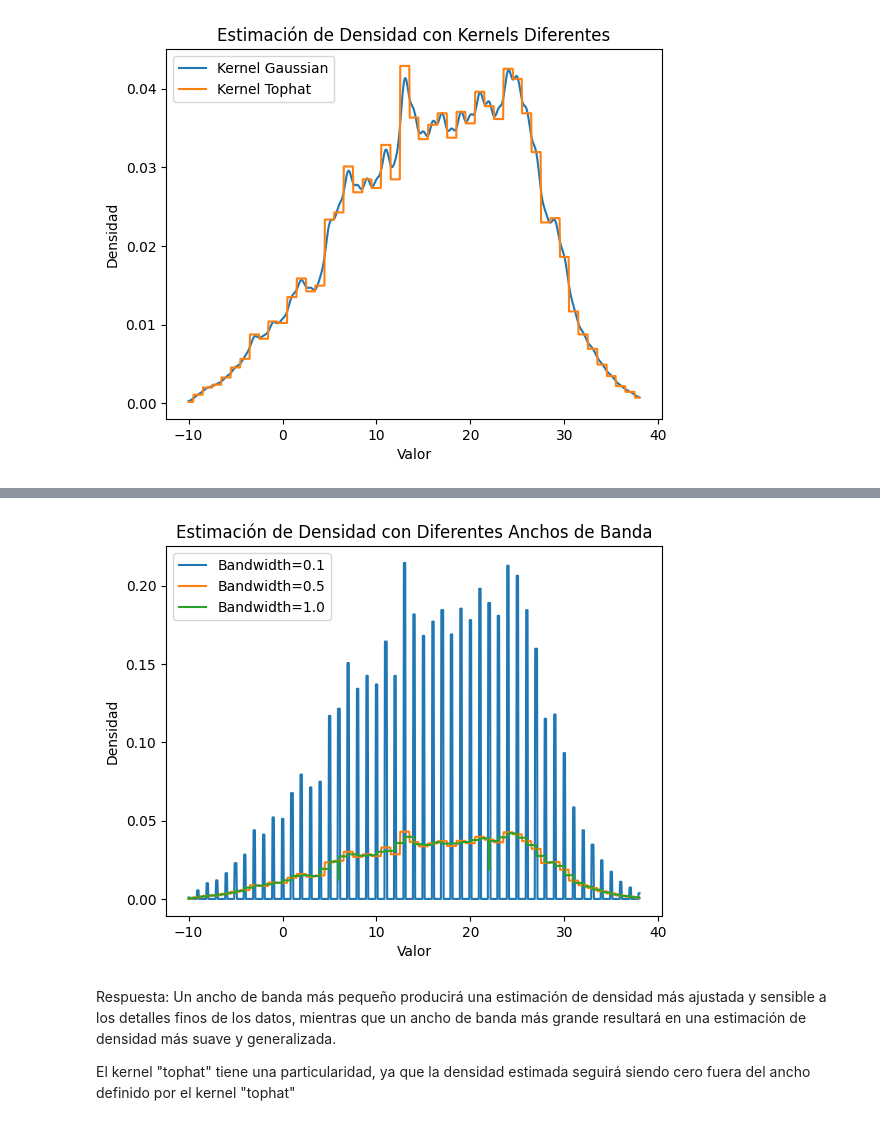
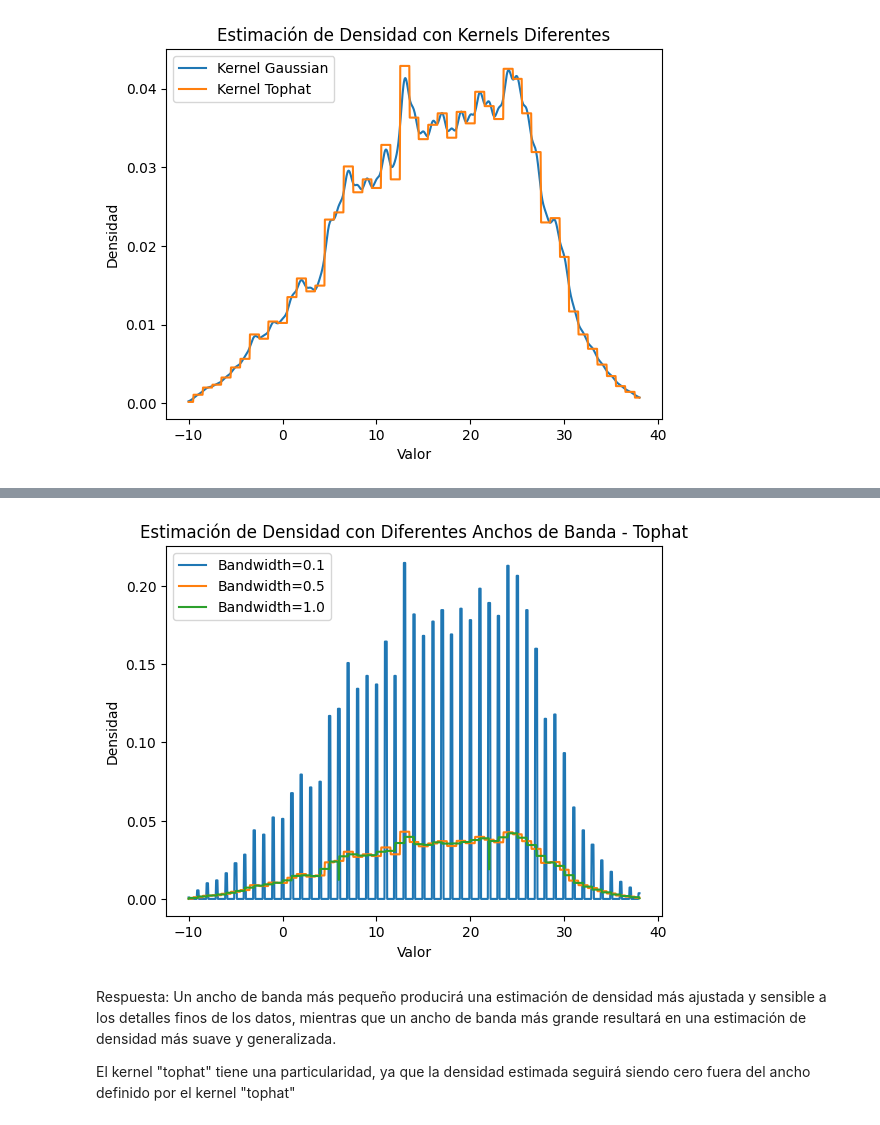
Before and after one commit to stijopa/ENP_Taller_2, a Jupyter notebook: Taller_2.ipynb, the cells around one changed output, grey strips where cells are left out. Saved outputs shown, nothing was run; the diff lists cells and outputs as text; code cells hidden in the pictures.

```diff
--- a/Taller_2.ipynb
+++ b/Taller_2.ipynb
@@ -101,19 +101,19 @@ plt.show()
 # %%
 bandwidths = [0.1, 0.5, 1.0]
 
 # Estimar la densidad utilizando Kernel Density Estimation (KDE) con diferentes valores de bandwidth
 for bandwidth in bandwidths:
     kdeT = KernelDensity(kernel='tophat', bandwidth=bandwidth).fit(data[:, None])
     log_dens = kdeT.score_samples(x[:, None])
     plt.plot(x, np.exp(log_dens), label=f'Bandwidth={bandwidth}')
 
-plt.title('Estimación de Densidad con Diferentes Anchos de Banda')
+plt.title('Estimación de Densidad con Diferentes Anchos de Banda - Tophat')
 plt.xlabel('Valor')
 plt.ylabel('Densidad')
 plt.legend()
 plt.show()
 # %% [output]
-[figure, old version]
+[figure, new version]
 # %% [markdown]
 Respuesta:
 Un ancho de banda más pequeño producirá una estimación de densidad más ajustada y sensible a los detalles finos de los datos, mientras que un ancho de banda más grande resultará en una estimación de densidad más suave y generalizada.
```
Also changed, not shown: parts of 4 cells of this notebook.
